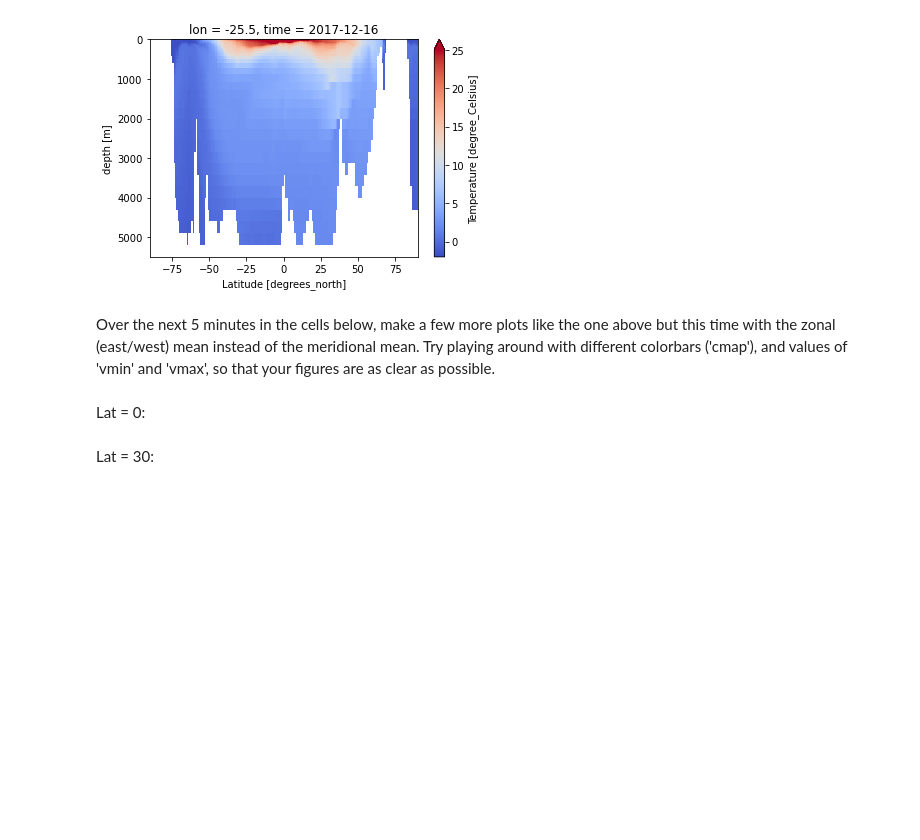
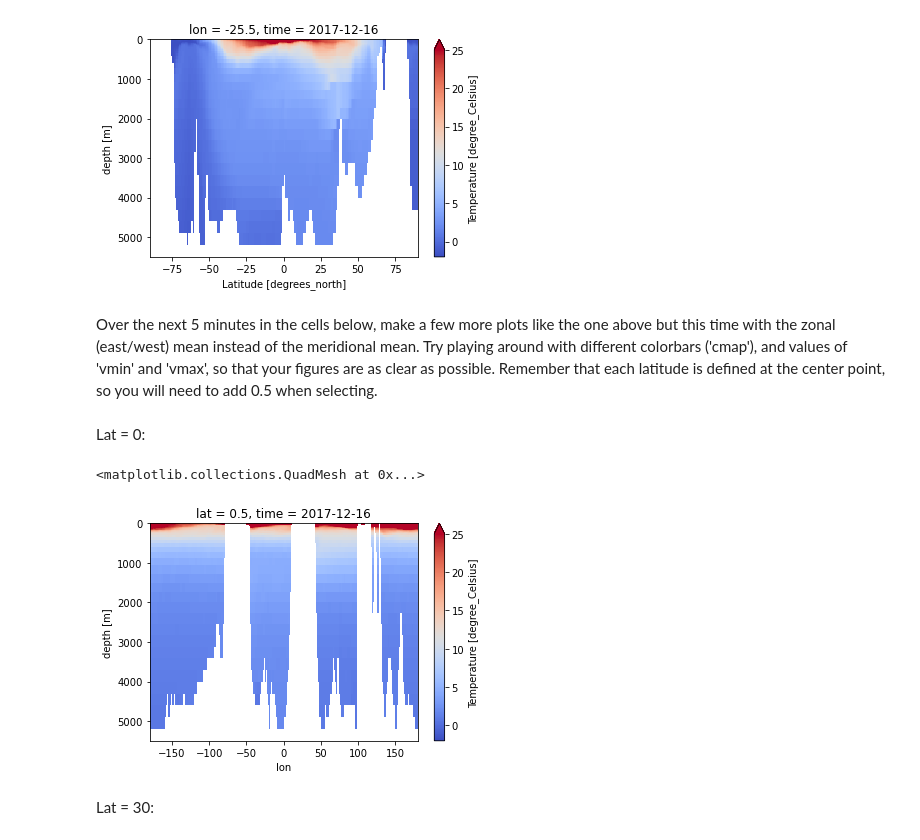
Before and after one commit to ATOC-REU/python_bootcamp, a Jupyter notebook: Day 6_Multi-dimensional data with xarray 2/Day_6_xarray_2.ipynb, the cells around one changed output. Drawn from its saved outputs; the diff is of its cells as text; code cells hidden in the pictures; blank space fills up the shorter version.

```diff
--- a/Day 6_Multi-dimensional data with xarray 2/Day_6_xarray_2.ipynb
+++ b/Day 6_Multi-dimensional data with xarray 2/Day_6_xarray_2.ipynb
@@ -105,8 +102,13 @@ ocean_temp.isel(time=-1).sel(lon=-25.5).thetao.plot(vmin=-2, vmax=25, yincrease
 <matplotlib.collections.QuadMesh at 0x...>
 [figure]
 # %% [markdown]
-Over the next 5 minutes in the cells below, make a few more plots like the one above but this time with the zonal (east/west) mean instead of the meridional mean. Try playing around with different colorbars ('cmap'), and values of 'vmin' and 'vmax', so that your figures are as clear as possible.
+Over the next 5 minutes in the cells below, make a few more plots like the one above but this time with the zonal (east/west) mean instead of the meridional mean. Try playing around with different colorbars ('cmap'), and values of 'vmin' and 'vmax', so that your figures are as clear as possible. Remember that each latitude is defined at the center point, so you will need to add 0.5 when selecting.
 # %% [markdown]
 Lat = 0:
+# %%
+ocean_temp.isel(time=-1).sel(lat=0.5).temp.plot(vmin=-2, vmax=25, yincrease = False, cmap='coolwarm')
+# %% [output]
+<matplotlib.collections.QuadMesh at 0x...>
+[figure, added]
 # %% [markdown]
 Lat = 30:
```
Also changed, not shown: parts of 67 cells of this notebook.
